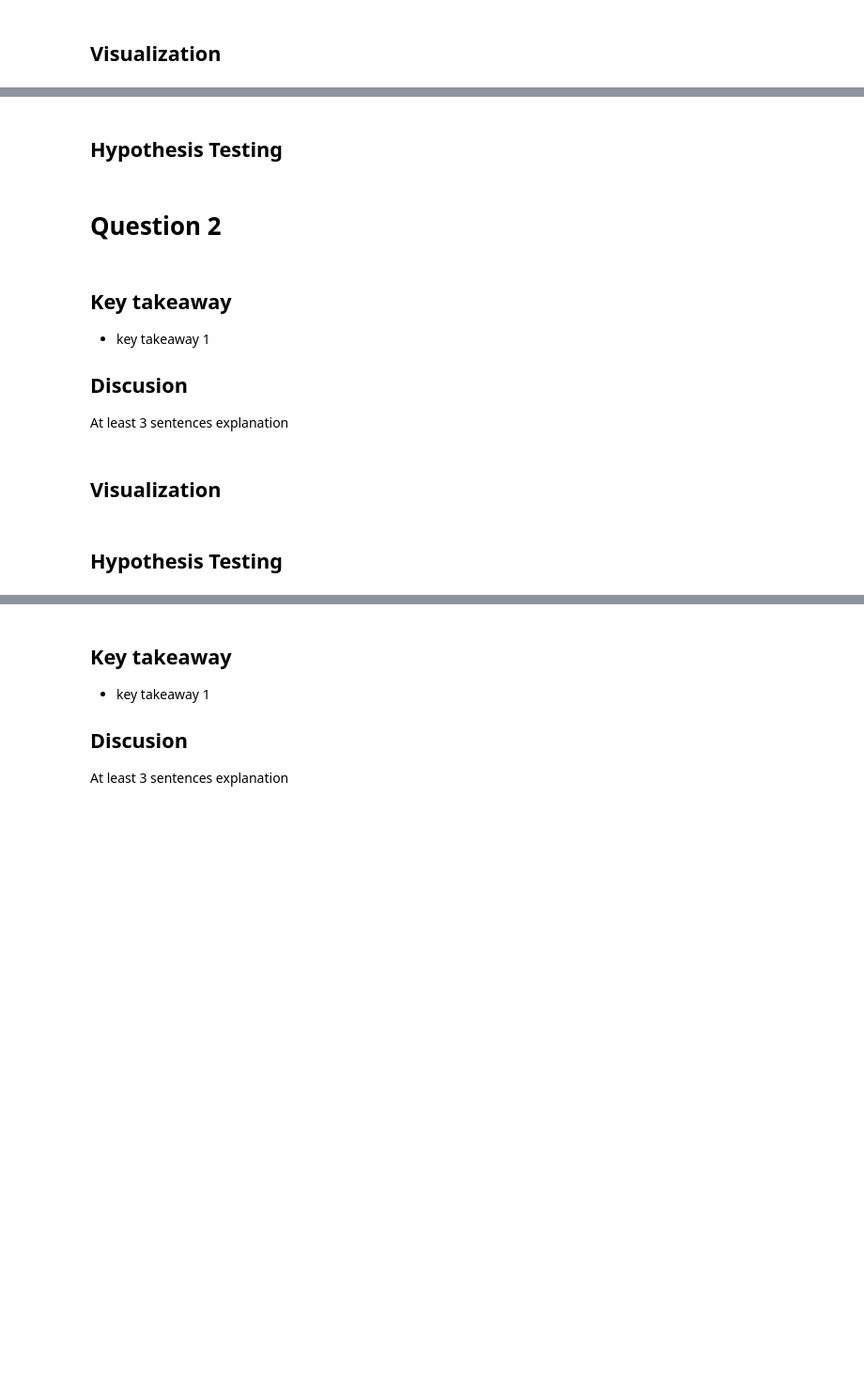
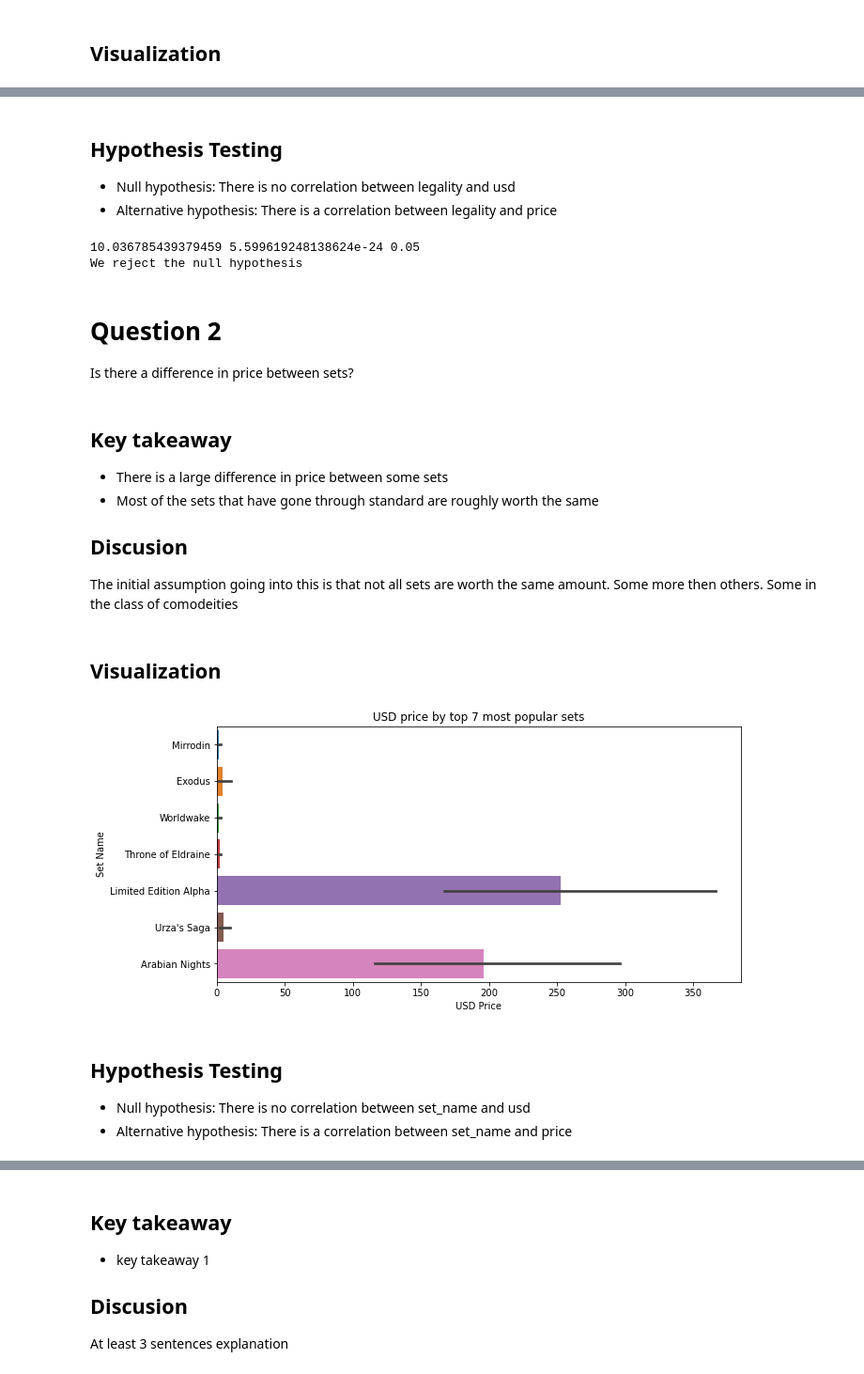
Before and after one commit to Jemison-DavidJasonStephenVasiliy/MTG-Project, a Jupyter notebook: V_folder/cleaned_hypo1.ipynb, the cells around one changed output, grey strips where cells are left out. Shown at 94% size. Cells and saved outputs as stored; diff of their text form; code cells hidden in the pictures; blank space fills up the shorter version.

```diff
--- a/V_folder/cleaned_hypo1.ipynb
+++ b/V_folder/cleaned_hypo1.ipynb
@@ -37,20 +119,51 @@ The goal was to find tangable differences in price
 # %% [markdown]
 ## Hypothesis Testing
+
+- Null hypothesis: There is no correlation between legality and usd
+- Alternative hypothesis: There is a correlation between legality and price
 # %%
 #functions go here
+alpha = .05
+
+t, p = stats.ttest_1samp(train.usd, train[train.standard == "legal"].usd.mean())
+print(t, p/2, alpha)
+
+if p/2 > alpha:
+    print("We fail to reject the null hypothesis")
+elif t < 0:
+    print("We fail to reject the null hypothesis")
+else:
+    print("We reject the null hypothesis")
+# %% [output]
+10.036785439379459 5.599619248138624e-24 0.05
+We reject the null hypothesis
 # %% [markdown]
 # Question 2
+Is there a difference in price between sets?
 # %% [markdown]
 ## Key takeaway
-- key takeaway 1
+- There is a large difference in price between some sets
+- Most of the sets that have gone through standard are roughly worth the same
 
 ## Discusion
-At least 3 sentences explanation
+The initial assumption going into this is that not all sets are worth the same amount. Some more then others. Some in the class of comodeities
 # %% [markdown]
 ## Visualization
 # %%
-#functions go here
+def top_7_sets(train):
+    top7 = train[(train['set_name'] == 'Mirrodin') | (train['set_name'] == "Throne of Eldraine") | (train['set_name'] == "Worldwake") | (train['set_name'] == "Exodus") | (train['set_name'] == "Urza\'s Saga") | (train['set_name'] == "Arabian Nights") | (train['set_name'] == "Limited Edition Alpha")]
+    plt.figure(figsize=(10,5))
+    sns.barplot(data = top7, x=top7.usd, y=top7.set_name)
+    plt.title('USD price by top 7 most popular sets')
+    plt.xlabel('USD Price')
+    plt.ylabel('Set Name')
+    plt.show()
+top_7_sets(train)
+# %% [output]
+[figure, added]
 # %% [markdown]
 ## Hypothesis Testing
+- Null hypothesis: There is no correlation between set_name and usd
+- Alternative hypothesis: There is a correlation between set_name and price
 # %%
 #functions go here
```
Also changed, not shown: parts of 6 cells of this notebook.
